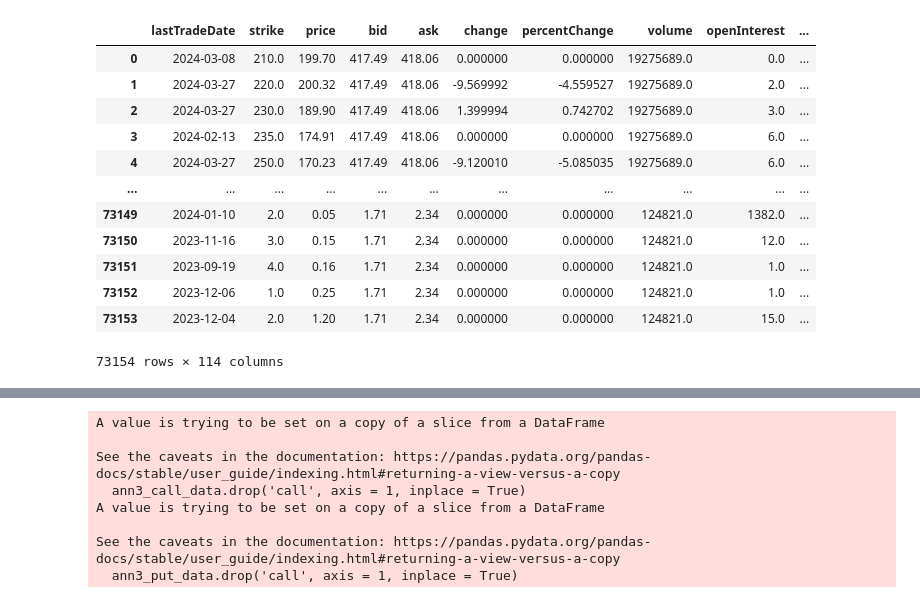
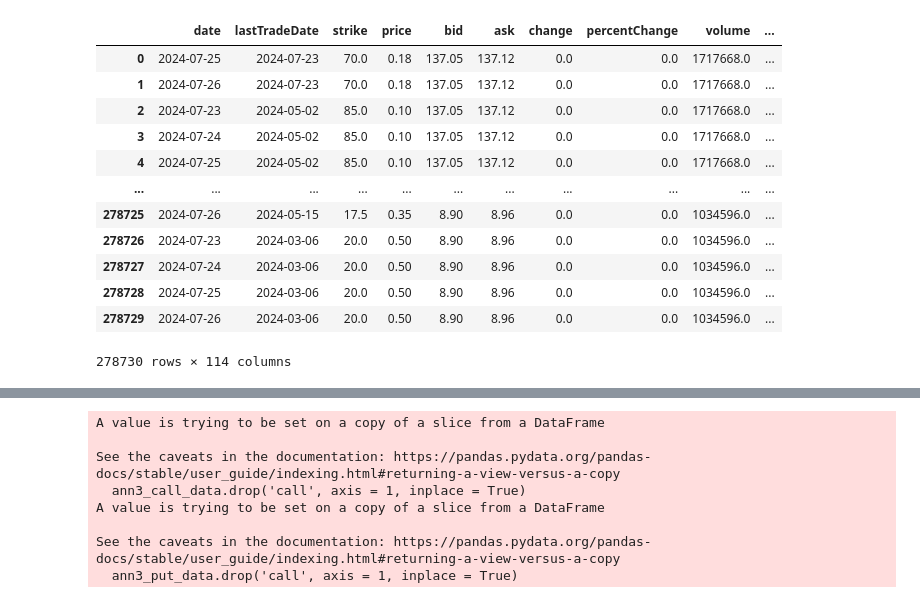
Before and after one commit to Ciriosss/option-pricing-with-deep-learning, a Jupyter notebook: ann3.ipynb, the cells around one changed output, grey strips where cells are left out. Cells and saved outputs as stored; diff of their text form; code cells hidden in the pictures.

```diff
--- a/ann3.ipynb
+++ b/ann3.ipynb
@@ -1,20 +1,21 @@
 # %%
 import pandas as pd
 
-data = pd.read_csv('Data/full_data.csv')
+data = pd.read_csv('Data/full_rnn_data_2.csv')
 data.drop('Unnamed: 0', axis = 1, inplace= True)
+data.drop('state', axis = 1, inplace= True)
 data
 # %% [output]
-|  | lastTradeDate | strike | price | bid | ask | change | percentChange | volume | openInterest | ... |
-| 0 | 2024-03-08 | 210.0 | 199.70 | 417.49 | 418.06 | 0.000000 | 0.000000 | 19275689.0 | 0.0 | ... |
-| 1 | 2024-03-27 | 220.0 | 200.32 | 417.49 | 418.06 | -9.569992 | -4.559527 | 19275689.0 | 2.0 | ... |
-| 2 | 2024-03-27 | 230.0 | 189.90 | 417.49 | 418.06 | 1.399994 | 0.742702 | 19275689.0 | 3.0 | ... |
-| 3 | 2024-02-13 | 235.0 | 174.91 | 417.49 | 418.06 | 0.000000 | 0.000000 | 19275689.0 | 6.0 | ... |
-| 4 | 2024-03-27 | 250.0 | 170.23 | 417.49 | 418.06 | -9.120010 | -5.085035 | 19275689.0 | 6.0 | ... |
+|  | date | lastTradeDate | strike | price | bid | ask | change | percentChange | volume | ... |
+| 0 | 2024-07-25 | 2024-07-23 | 70.0 | 0.18 | 137.05 | 137.12 | 0.0 | 0.0 | 1717668.0 | ... |
+| 1 | 2024-07-26 | 2024-07-23 | 70.0 | 0.18 | 137.05 | 137.12 | 0.0 | 0.0 | 1717668.0 | ... |
+| 2 | 2024-07-23 | 2024-05-02 | 85.0 | 0.10 | 137.05 | 137.12 | 0.0 | 0.0 | 1717668.0 | ... |
+| 3 | 2024-07-24 | 2024-05-02 | 85.0 | 0.10 | 137.05 | 137.12 | 0.0 | 0.0 | 1717668.0 | ... |
+| 4 | 2024-07-25 | 2024-05-02 | 85.0 | 0.10 | 137.05 | 137.12 | 0.0 | 0.0 | 1717668.0 | ... |
 | ... | ... | ... | ... | ... | ... | ... | ... | ... | ... | ... |
-| 73149 | 2024-01-10 | 2.0 | 0.05 | 1.71 | 2.34 | 0.000000 | 0.000000 | 124821.0 | 1382.0 | ... |
-| 73150 | 2023-11-16 | 3.0 | 0.15 | 1.71 | 2.34 | 0.000000 | 0.000000 | 124821.0 | 12.0 | ... |
-| 73151 | 2023-09-19 | 4.0 | 0.16 | 1.71 | 2.34 | 0.000000 | 0.000000 | 124821.0 | 1.0 | ... |
-| 73152 | 2023-12-06 | 1.0 | 0.25 | 1.71 | 2.34 | 0.000000 | 0.000000 | 124821.0 | 1.0 | ... |
-| 73153 | 2023-12-04 | 2.0 | 1.20 | 1.71 | 2.34 | 0.000000 | 0.000000 | 124821.0 | 15.0 | ... |
+| 278725 | 2024-07-26 | 2024-05-15 | 17.5 | 0.35 | 8.90 | 8.96 | 0.0 | 0.0 | 1034596.0 | ... |
+| 278726 | 2024-07-23 | 2024-03-06 | 20.0 | 0.50 | 8.90 | 8.96 | 0.0 | 0.0 | 1034596.0 | ... |
+| 278727 | 2024-07-24 | 2024-03-06 | 20.0 | 0.50 | 8.90 | 8.96 | 0.0 | 0.0 | 1034596.0 | ... |
+| 278728 | 2024-07-25 | 2024-03-06 | 20.0 | 0.50 | 8.90 | 8.96 | 0.0 | 0.0 | 1034596.0 | ... |
+| 278729 | 2024-07-26 | 2024-03-06 | 20.0 | 0.50 | 8.90 | 8.96 | 0.0 | 0.0 | 1034596.0 | ... |
-73154 rows × 114 columns
+278730 rows × 114 columns
```
Also changed, not shown: parts of 9 cells of this notebook, 5 other files.
